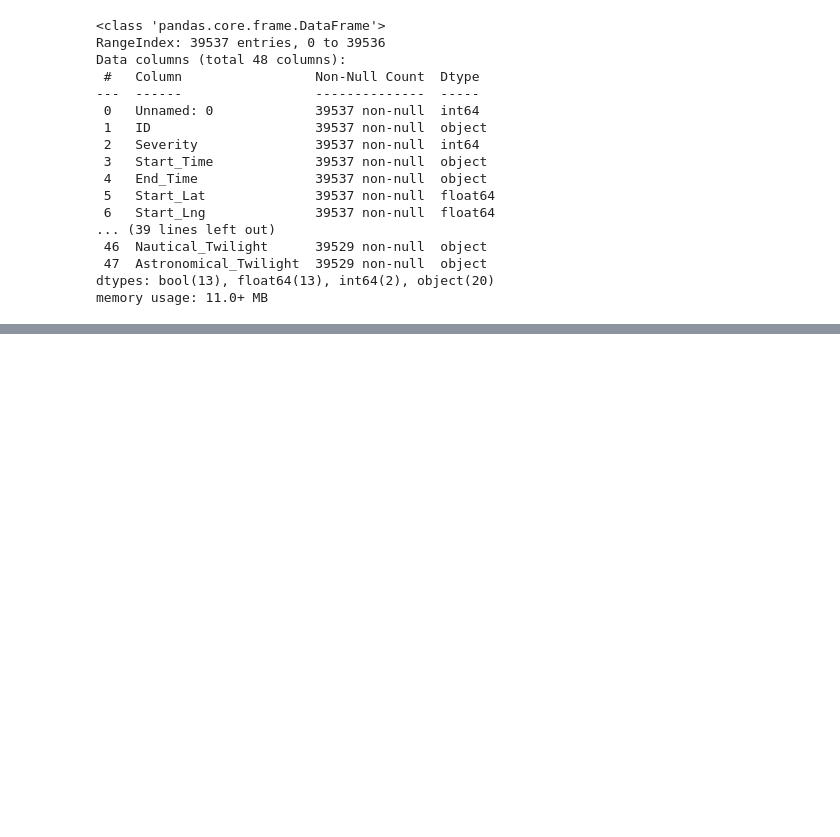
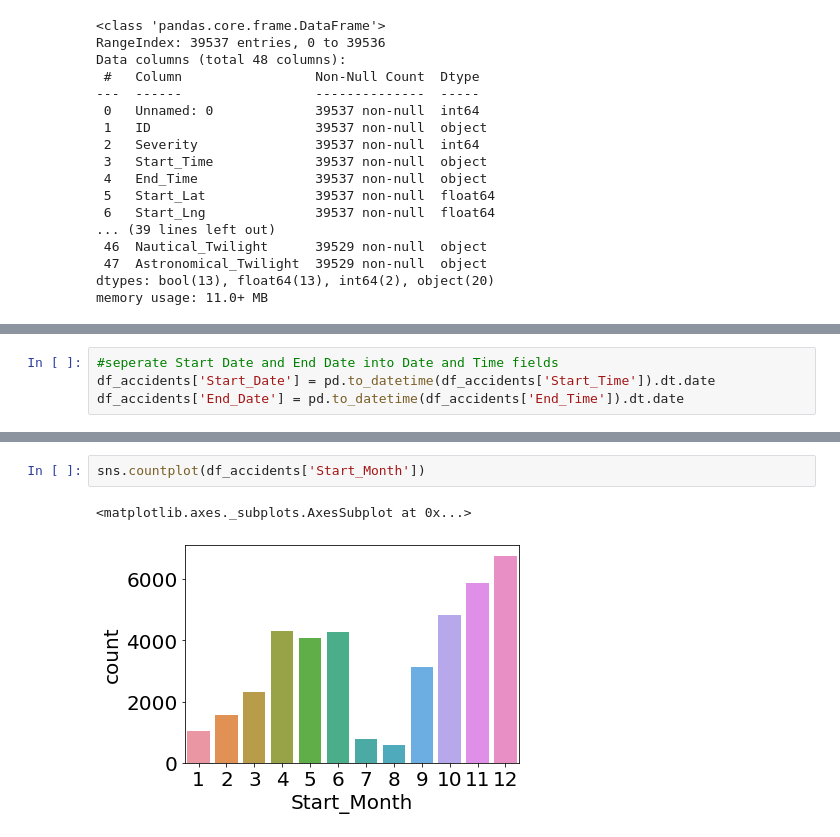
Before and after one commit to bmatore/inft6201, a Jupyter notebook: Data_Analysis_Report_Group_12.ipynb, the cells around one changed output, grey strips where cells are left out. Drawn from its saved outputs; the diff is of its cells as text; blank space fills up the shorter version.

```diff
--- a/Data_Analysis_Report_Group_12.ipynb
+++ b/Data_Analysis_Report_Group_12.ipynb
@@ -59,0 +85,4 @@ max    1.515693e+06      4.000000  ...        40.000000           0.830000
+# %%
+#seperate Start Date and End Date into Date and Time fields
+df_accidents['Start_Date'] = pd.to_datetime(df_accidents['Start_Time']).dt.date
+df_accidents['End_Date'] = pd.to_datetime(df_accidents['End_Time']).dt.date
@@ -59,0 +95,5 @@ max    1.515693e+06      4.000000  ...        40.000000           0.830000
+# %%
+sns.countplot(df_accidents['Start_Month'])
+# %% [output]
+<matplotlib.axes._subplots.AxesSubplot at 0x...>
+[figure, added]
```
Also changed, not shown: parts of 11 cells of this notebook.
